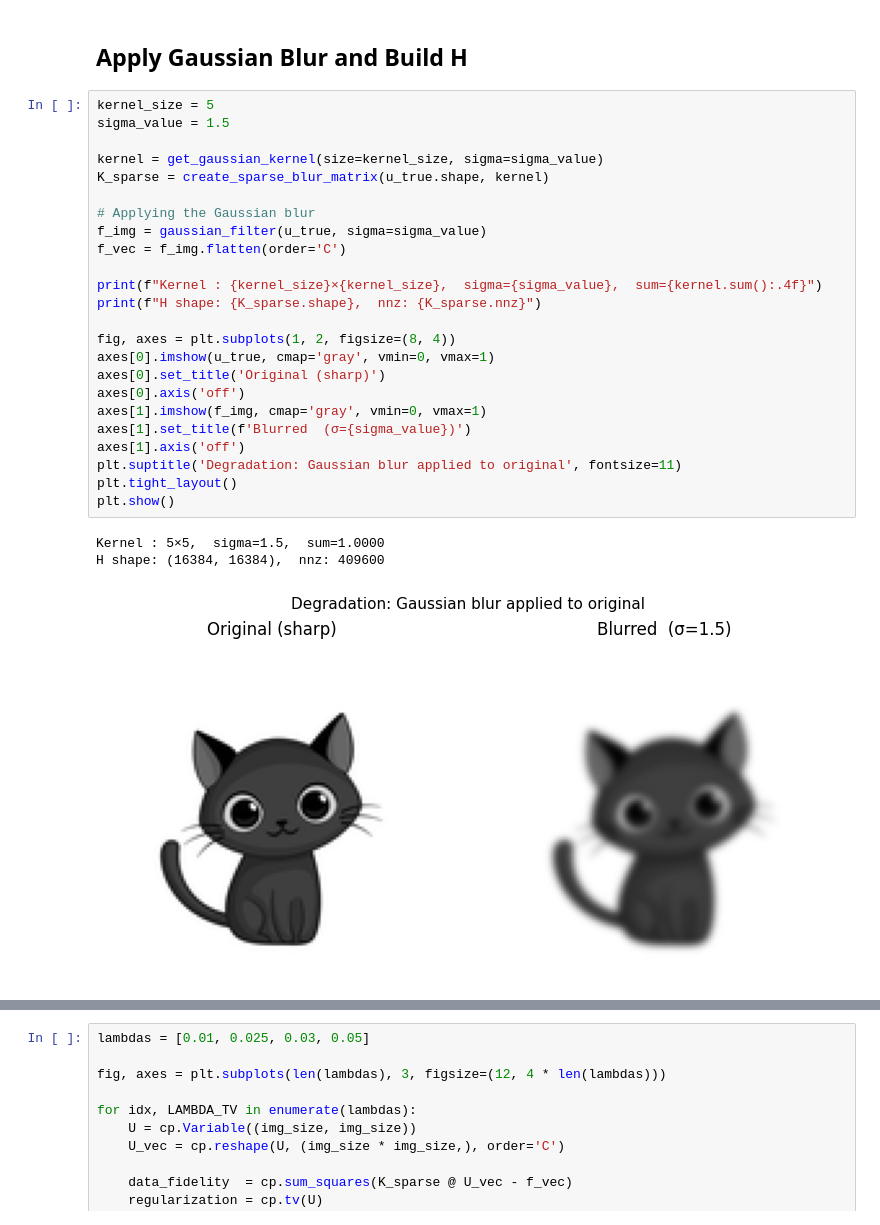
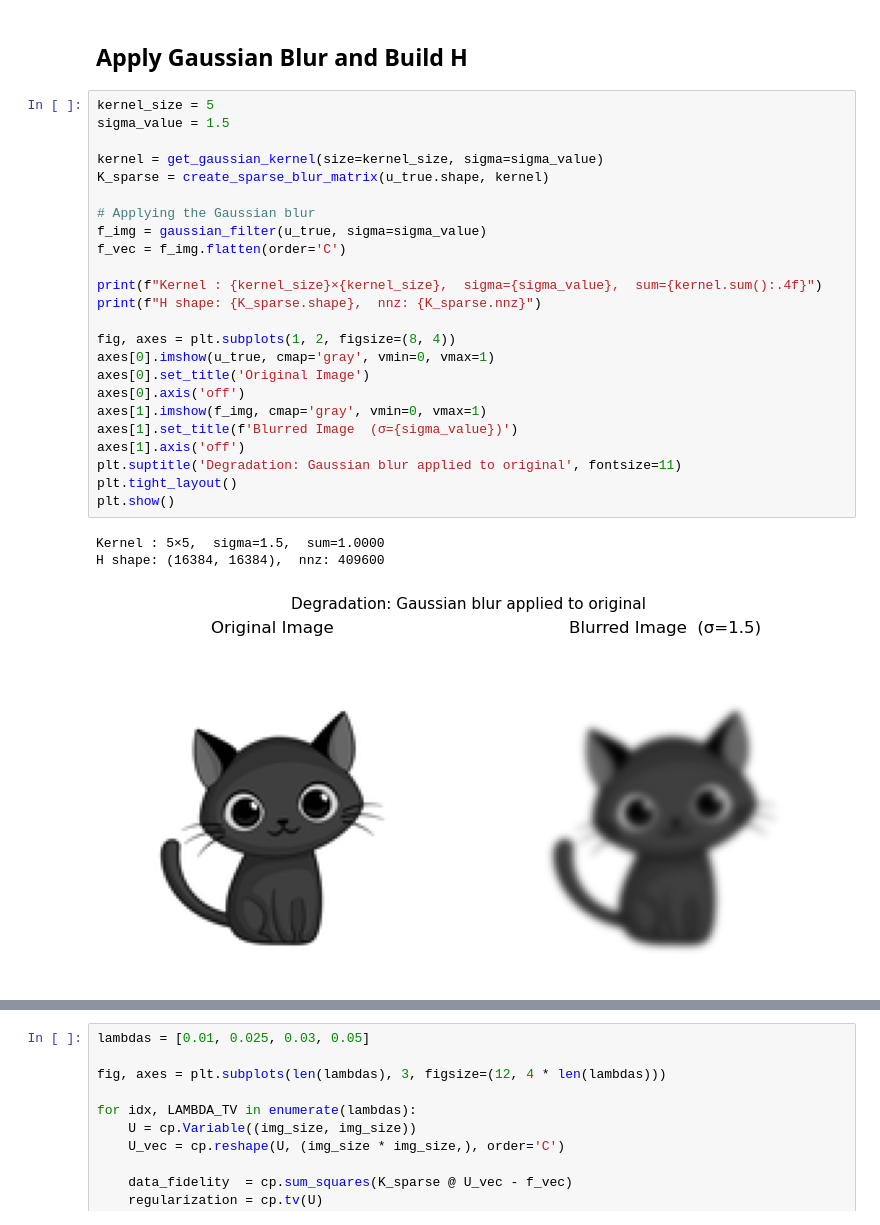
Before and after one commit to r-ey/convex_441, a Jupyter notebook: model/image_deblurring.ipynb, the cells around one changed output, grey strips where cells are left out. Drawn from its saved outputs; the diff is of its cells as text.

```diff
--- a/model/image_deblurring.ipynb
+++ b/model/image_deblurring.ipynb
@@ -75,29 +107,29 @@ def create_sparse_blur_matrix(image_shape, kernel):
 # %%
 kernel_size = 5
 sigma_value = 1.5
 
 kernel = get_gaussian_kernel(size=kernel_size, sigma=sigma_value)
 K_sparse = create_sparse_blur_matrix(u_true.shape, kernel)
 
 # Applying the Gaussian blur
 f_img = gaussian_filter(u_true, sigma=sigma_value)
 f_vec = f_img.flatten(order='C')
 
 print(f"Kernel : {kernel_size}×{kernel_size},  sigma={sigma_value},  sum={kernel.sum():.4f}")
 print(f"H shape: {K_sparse.shape},  nnz: {K_sparse.nnz}")
 
 fig, axes = plt.subplots(1, 2, figsize=(8, 4))
 axes[0].imshow(u_true, cmap='gray', vmin=0, vmax=1)
-axes[0].set_title('Original (sharp)')
+axes[0].set_title('Original Image')
 axes[0].axis('off')
 axes[1].imshow(f_img, cmap='gray', vmin=0, vmax=1)
-axes[1].set_title(f'Blurred  (σ={sigma_value})')
+axes[1].set_title(f'Blurred Image  (σ={sigma_value})')
 axes[1].axis('off')
 plt.suptitle('Degradation: Gaussian blur applied to original', fontsize=11)
 plt.tight_layout()
 plt.show()
 # %% [output]
 Kernel : 5×5,  sigma=1.5,  sum=1.0000
 H shape: (16384, 16384),  nnz: 409600
-[figure, old version]
+[figure, new version]
 # %% [markdown]
```
Also changed, not shown: parts of 10 cells of this notebook, 2 other files.
